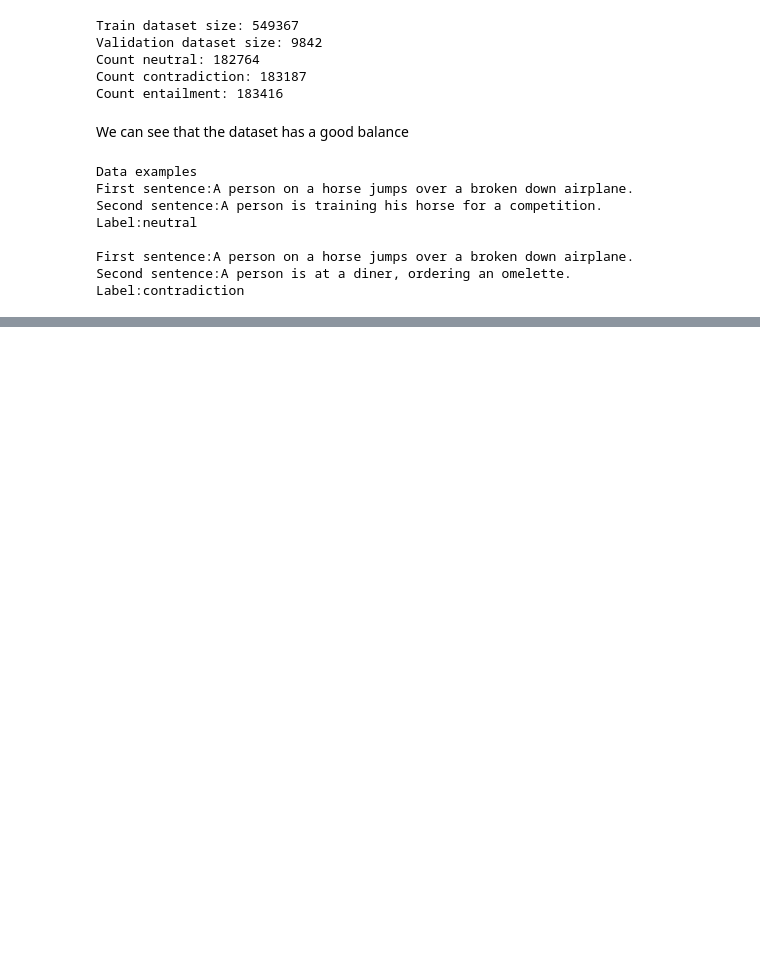
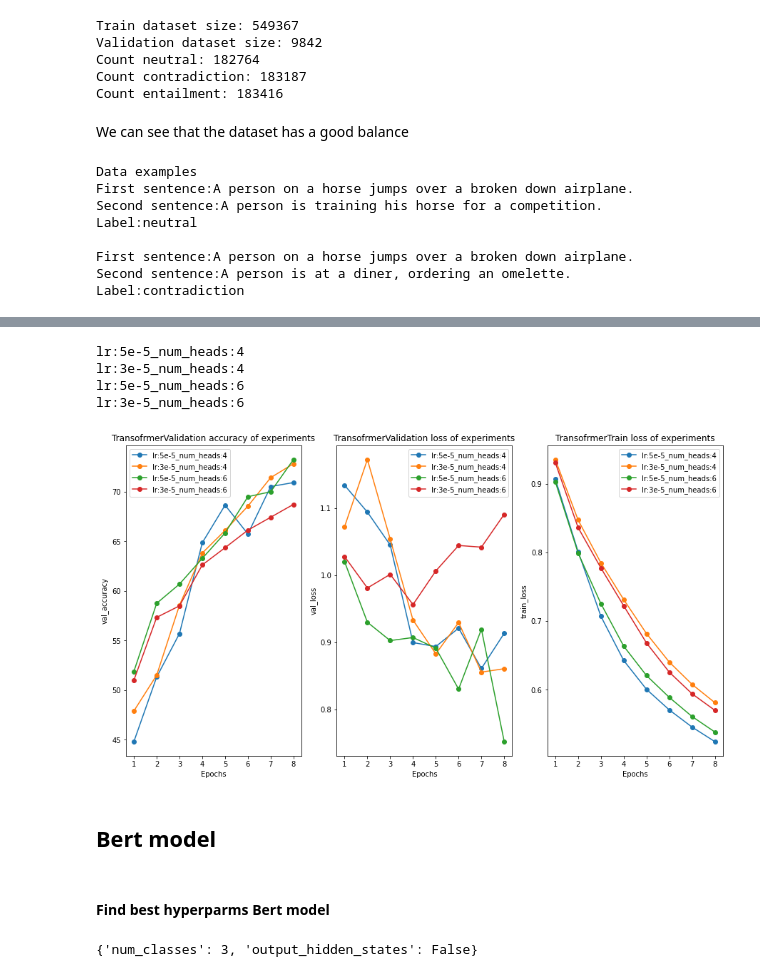
Before and after one commit to dgabsi/NLP_SLNI_PROJECT, a Jupyter notebook: SLNI_706project.ipynb, the cells around one changed output, grey strips where cells are left out. Drawn from its saved outputs; the diff is of its cells as text; code cells hidden in the pictures; blank space fills up the shorter version.

```diff
--- a/SLNI_706project.ipynb
+++ b/SLNI_706project.ipynb
@@ -150,11 +211,11 @@ utils.save_to_pickle(BasicRNN_results_pd, './saved_models/basic_rnn_results_df.p
 # %%
 #This RNN configuration is constant
-print(params.RNN_COMBINE_CONSTANT_CONFIG)
+pprint.pprint(params.RNN_COMBINE_CONSTANT_CONFIG)
 
 #We will tune the following hyperparams possibilities
-RNN_COMBINE_CONFIG_LIST=[{'run_name': 'lr:0.0003_embedding:glove','num_epochs':1, 'lr':0.0003, 'embedding_type': 'glove', 'checkpoint': None},
-                         {'run_name': 'lr:0.0001_embedding:glove','num_epochs':1, 'lr':0.0001, 'embedding_type': 'glove', 'checkpoint': None},
-                         {'run_name': 'lr:0.0003_embedding:None','num_epochs':1, 'lr':0.0003, 'embedding_type': None, 'checkpoint': None},
-                         {'run_name': 'lr:0.0001_embedding:None','num_epochs':1, 'lr':0.0001, 'embedding_type': None, 'checkpoint': None}]
+RNN_COMBINE_CONFIG_LIST=[{'config_train':{'run_name': 'lr:0.0003_attention_dim:256','num_epochs':4, 'checkpoint': None, 'config_optim':{'lr':0.003}},'config_network':{'attention_dim': 256}},
+                         {'config_train':{'run_name': 'lr:0.0001_attention_dim:256','num_epochs':4, 'checkpoint': None, 'config_optim':{'lr':0.001}},'config_network':{'attention_dim': 256}},
+                         {'config_train':{'run_name': 'lr:0.0003_attention_dim:512','num_epochs':4, 'checkpoint': None, 'config_optim':{'lr':0.003}},'config_network':{'attention_dim': 512}},
+                         {'config_train':{'run_name': 'lr:0.0001_attention_dim:512','num_epochs':4, 'checkpoint': None, 'config_optim':{'lr':0.001}},'config_network':{'attention_dim': 512}}]
 # %%
 RNNCombine_results_pd=main_slni.train_RNNCombine(train_dataset, val_dataset, RNN_COMBINE_CONFIG_LIST, device, params.RNN_COMBINE_CONSTANT_CONFIG)
@@ -160,0 +224,7 @@ RNNCombine_results_pd=main_slni.train_RNNCombine(train_dataset, val_dataset, RNN
+# %%
+
+#PICKLE_RNN_COMBINE_SEARH_RESULTS='./saved_models/best_models/rnn_combine_results_df.pickle'
+
+rnn_combine_search_results=utils.load_from_pickle('./saved_models/rnn_combine_results_df_last.pickle')
+
+utils.plot_experiments(os.path.join(MODELS_DIR, 'RNNCombine_hyperparams_search' + '.png'), RNNCombine_results_pd)
@@ -161,2 +233,4 @@ RNNCombine_results_pd=main_slni.train_RNNCombine(train_dataset, val_dataset, RNN
 # %%
 utils.save_to_pickle(RNNCombine_results_pd, './saved_models/rnn_combine_results_df.pickle')
+# %%
+rnn_combine_search_results=utils.load_from_pickle('./saved_models/rnn_combine_results_df.pickle')
@@ -163,8 +243,8 @@ utils.save_to_pickle(RNNCombine_results_pd, './saved_models/rnn_combine_results_
 # %%
 #This RNN configuration is constant
-print(params.TRANSFORMER_CONSTANT_CONFIG)
+pprint.pprint(params.TRANSFORMER_CONSTANT_CONFIG)
 
-TRANSFORMER_CONFIG_LIST=[{'run_name': 'lr:5e-5_embedding:glove', 'num_epochs':1, 'lr':5e-5, 'embedding_type':'glove', 'checkpoint':None},
-                         {'run_name': 'lr:3e-5_embedding:glove', 'num_epochs':1, 'lr':3e-5, 'embedding_type':'glove', 'checkpoint':None},
-                         {'run_name': 'lr:5e-5_embedding:glove', 'num_epochs':1, 'lr':5e-5, 'embedding_type':None, 'checkpoint':None},
-                         {'run_name': 'lr:3e-5_embedding:glove', 'num_epochs':1, 'lr':3e-5, 'embedding_type':None, 'checkpoint':None}]
+TRANSFORMER_CONFIG_LIST=[{'config_train':{'run_name': 'lr:5e-5_num_heads:4', 'num_epochs':8, 'checkpoint': None, 'config_optim':{'lr':5e-5}},'config_network':{'num_heads':4}},
+                         {'config_train':{'run_name': 'lr:3e-5_num_heads:4', 'num_epochs':8, 'checkpoint': None, 'config_optim':{'lr':3e-5}},'config_network':{'num_heads':4}},
+                         {'config_train':{'run_name': 'lr:5e-5_num_heads:6', 'num_epochs':8, 'checkpoint': None, 'config_optim':{'lr':5e-5}},'config_network':{'num_heads':6}},
+                         {'config_train':{'run_name': 'lr:3e-5_num_heads:6', 'num_epochs':8, 'checkpoint': None, 'config_optim':{'lr':3e-5}},'config_network':{'num_heads':6}}]
@@ -191,0 +279,8 @@ utils.save_to_pickle(BERT_results_pd, './saved_models/bert_results_df.pickle')
+# %%
+utils.plot_experiments(os.path.join(MODELS_DIR, 'Transformer_hyperparams_search' + '.png'), Transformer_results_pd, 'Transofrmer')
+# %% [output]
+lr:5e-5_num_heads:4
+lr:3e-5_num_heads:4
+lr:5e-5_num_heads:6
+lr:3e-5_num_heads:6
+[figure, added]
@@ -191,0 +298,12 @@ utils.save_to_pickle(BERT_results_pd, './saved_models/bert_results_df.pickle')
+# %% [markdown]
+## Bert model
+# %% [markdown]
+#### Find best hyperparms Bert model
+# %%
+pprint.pprint(params.BERT_CONSTANT_CONFIG)
+
+
+BERT_CONFIG_LIST=[{'run_name': ' lr:5e-5', 'num_epochs':4, 'checkpoint': None, 'config_optim':{'lr':5e-5}},
+                  {'run_name': ' lr:3e-5', 'num_epochs':4, 'checkpoint': None, 'config_optim':{'lr':3e-5}}]
+# %% [output]
+{'num_classes': 3, 'output_hidden_states': False}
```
Also changed, not shown: parts of 80 cells of this notebook, 10 other files.
